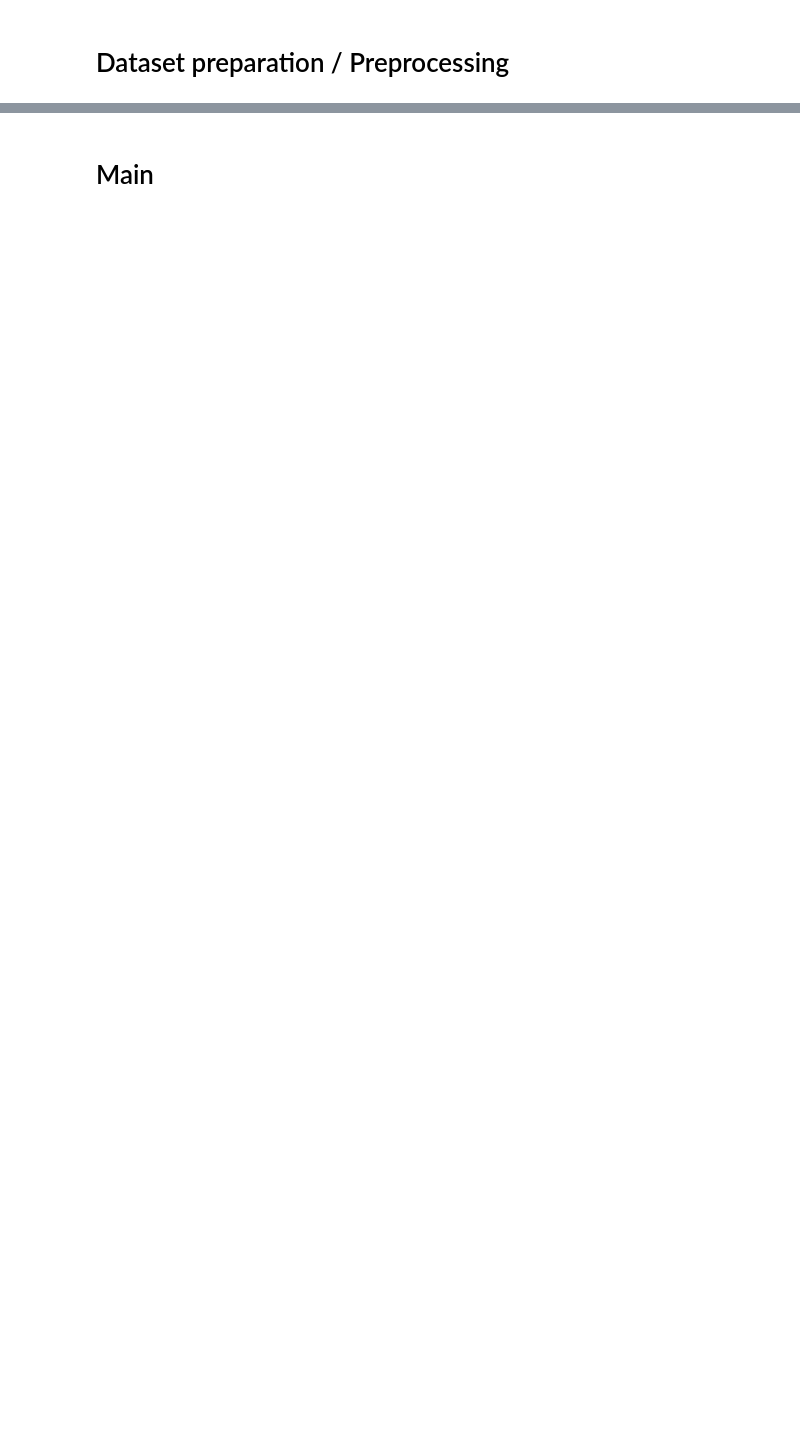
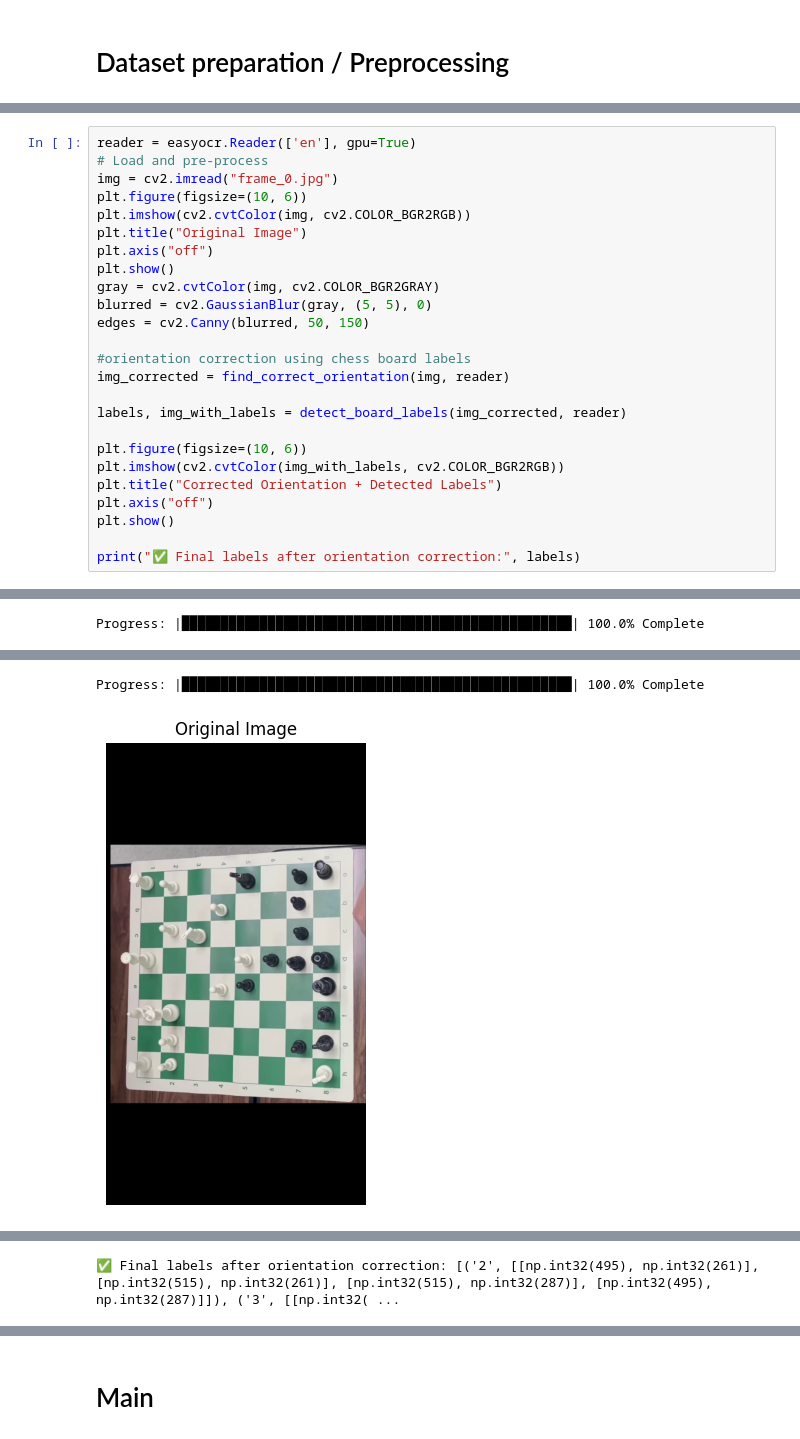
Before and after one commit to FadeZx/DT-467_ChessMoveTracking, a Jupyter notebook: 2_2024_DT_467_ChessMove.ipynb, the cells around one changed output, grey strips where cells are left out. Cells and saved outputs as stored; diff of their text form; blank space fills up the shorter version.

Commit message:
board oreination correction

```diff
--- a/2_2024_DT_467_ChessMove.ipynb
+++ b/2_2024_DT_467_ChessMove.ipynb
@@ -79,0 +173,26 @@ Chessboard corners not found.
+# %%
+reader = easyocr.Reader(['en'], gpu=True)
+# Load and pre-process
+img = cv2.imread("frame_0.jpg")
+plt.figure(figsize=(10, 6))
+plt.imshow(cv2.cvtColor(img, cv2.COLOR_BGR2RGB))
+plt.title("Original Image")
+plt.axis("off")
+plt.show()
+gray = cv2.cvtColor(img, cv2.COLOR_BGR2GRAY)
+blurred = cv2.GaussianBlur(gray, (5, 5), 0)
+edges = cv2.Canny(blurred, 50, 150)
+
+#orientation correction using chess board labels
+img_corrected = find_correct_orientation(img, reader)
+
+labels, img_with_labels = detect_board_labels(img_corrected, reader)
+
+plt.figure(figsize=(10, 6))
+plt.imshow(cv2.cvtColor(img_with_labels, cv2.COLOR_BGR2RGB))
+plt.title("Corrected Orientation + Detected Labels")
+plt.axis("off")
+plt.show()
+
+print("✅ Final labels after orientation correction:", labels)
+# %% [output]
@@ -79,0 +201 @@ Chessboard corners not found.
+Progress: |██████████████████████████████████████████████████| 100.0% Complete
@@ -79,0 +203,2 @@ Chessboard corners not found.
+Progress: |██████████████████████████████████████████████████| 100.0% Complete
+[figure, added]
@@ -79,0 +206 @@ Chessboard corners not found.
+✅ Final labels after orientation correction: [('2', [[np.int32(495), np.int32(261)], [np.int32(515), np.int32(261)], [np.int32(515), np.int32(287)], [np.int32(495), np.int32(287)]]), ('3', [[np.int32( ...
```
Also changed, not shown: parts of 14 cells of this notebook.
